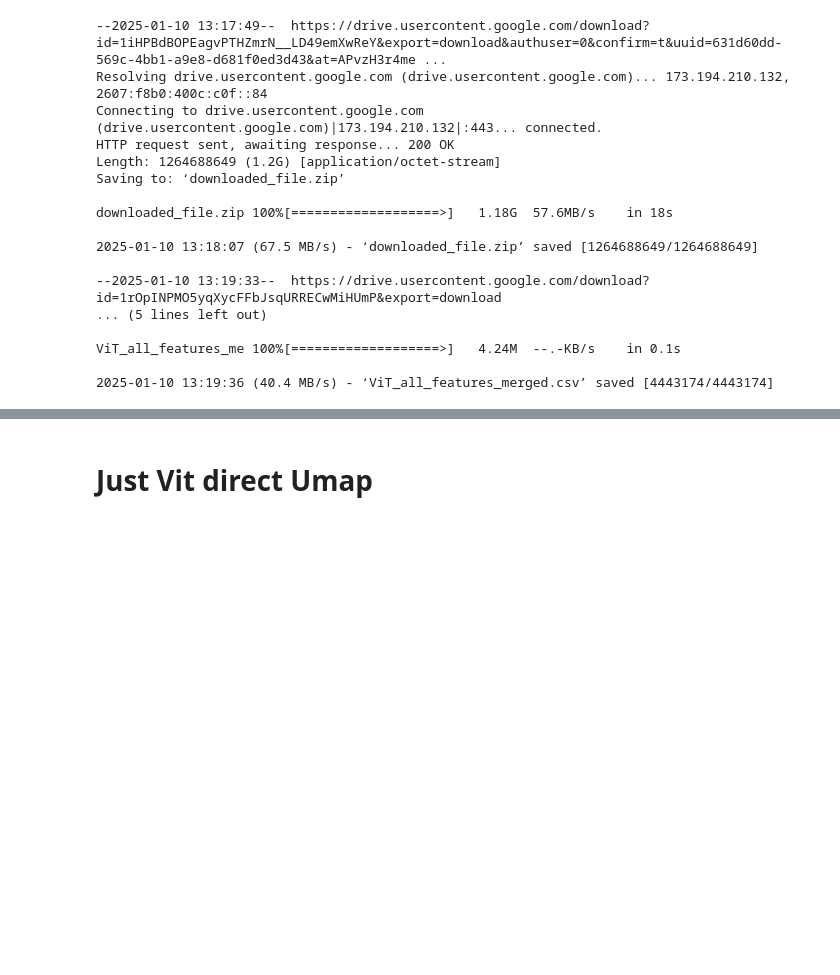
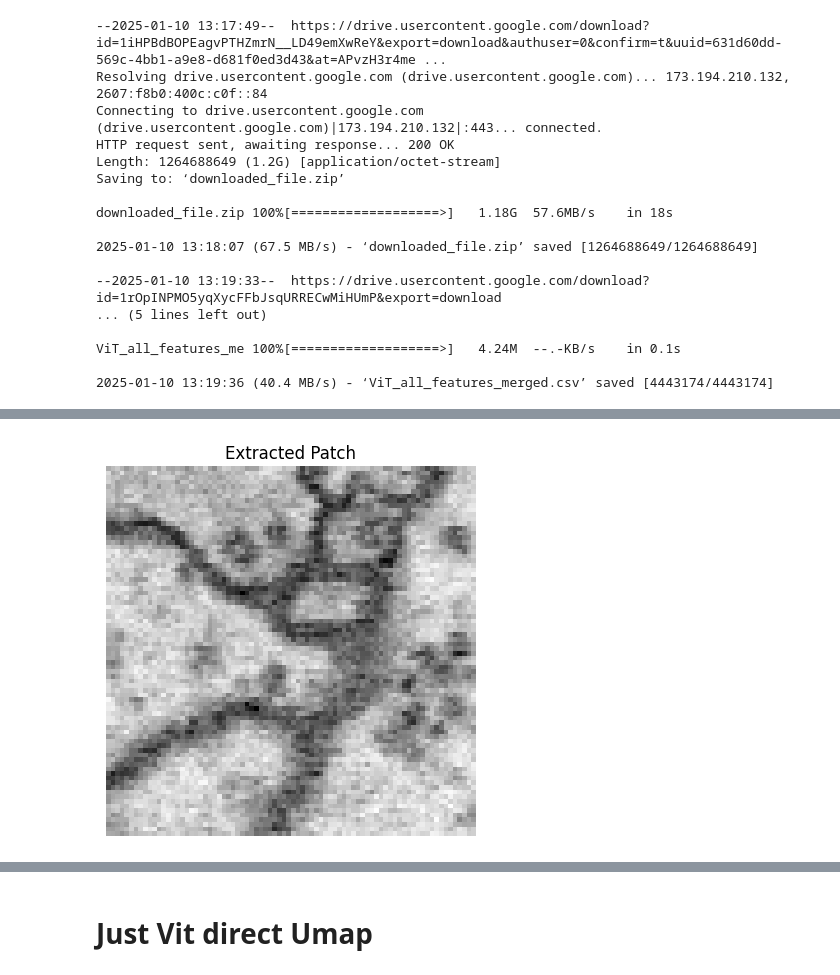
Before and after one commit to alim98/MPI, a Jupyter notebook: Feature_Comp_Fully_interactve.ipynb, the cells around one changed output, grey strips where cells are left out. Drawn from its saved outputs; the diff is of its cells as text; code cells hidden in the pictures; blank space fills up the shorter version.

```diff
--- a/Feature_Comp_Fully_interactve.ipynb
+++ b/Feature_Comp_Fully_interactve.ipynb
@@ -27,0 +375,90 @@ ViT_all_features_me 100%[===================>]   4.24M  --.-KB/s    in 0.1s
+# %%
+import os
+import numpy as np
+import tifffile as tiff
+import matplotlib.pyplot as plt
+
+# Define the extract_patch function (as provided)
+def extract_patch(slice_data, x_center, y_center, cube_size):
+    half_size = cube_size // 2
+
+    x_start = x_center - half_size
+    y_start = y_center - half_size
+    x_end = x_start + cube_size
+    y_end = y_start + cube_size
+
+    # Extract the patch; this might go out of bounds
+    patch = slice_data[y_start:y_end, x_start:x_end]
+
+    # Calculate padding if the patch goes out of image boundaries
+    pad_left = max(0, -x_start)
+    pad_top = max(0, -y_start)
+    pad_right = max(0, x_end - slice_data.shape[1])
+    pad_bottom = max(0, y_end - slice_data.shape[0])
+
+    if pad_left or pad_top or pad_right or pad_bottom:
+        patch = np.pad(
+            patch,
+            ((pad_top, pad_bottom), (pad_left, pad_right)),
+            mode='constant',
+            constant_values=0
+        )
+
+    # Ensure the patch is exactly (cube_size, cube_size)
+    patch = patch[:cube_size, :cube_size]
+
+    # In case the patch is still smaller due to extreme boundary conditions
+    if patch.shape[0] < cube_size or patch.shape[1] < cube_size:
+        patch = np.pad(
+            patch,
+            (
+                (0, cube_size - patch.shape[0]),
+                (0, cube_size - patch.shape[1])
+            ),
+            mode='constant',
+            constant_values=0
+        )
+        patch = patch[:cube_size, :cube_size]
+
+    # Final assertion to ensure patch size
+    assert patch.shape == (cube_size, cube_size), f"Patch shape {patch.shape} is not ({cube_size}, {cube_size})"
+
+    return patch
+
+# Function to visualize patches
+def visualize_patch(patch, title="Patch"):
+    plt.imshow(patch, cmap='gray')
+    plt.title(title)
+    plt.axis('off')
+    plt.show()
+
+# Define the test parameters based on your data row
+var1 = "explorative_2024-10-16_Valentin_Pinkau_116"
+x_center = 474
+y_center = 109
+z_center = 332
+cube_size = 80
+bbox_name = "bbox1"  # Adjust if different
+
+# Define the path to the central slice
+root_dir = "/content"  # Replace with your actual root directory if different
+central_slice_path = os.path.join(root_dir, "raw", bbox_name, f"slice_{z_center}.tif")
+
+# Check if the central slice exists
+if not os.path.exists(central_slice_path):
+    raise FileNotFoundError(f"Central slice {central_slice_path} does not exist.")
+
+# Load the central slice
+central_slice = tiff.imread(central_slice_path)
+print(f"Central slice shape: {central_slice.shape}")  # e.g., (512, 512)
+
+# Extract the patch
+try:
+    patch = extract_patch(central_slice, x_center, y_center, cube_size)
+    print(f"Extracted patch shape: {patch.shape}")  # Should be (80, 80)
+    visualize_patch(patch, title="Extracted Patch")
+except AssertionError as ae:
+    print(f"Assertion Error: {ae}")
+except Exception as e:
+    print(f"Error during patch extraction: {e}")
+# %% [output]
@@ -27,0 +467 @@ ViT_all_features_me 100%[===================>]   4.24M  --.-KB/s    in 0.1s
+[figure, added]
```
Also changed, not shown: parts of 8 cells of this notebook.
